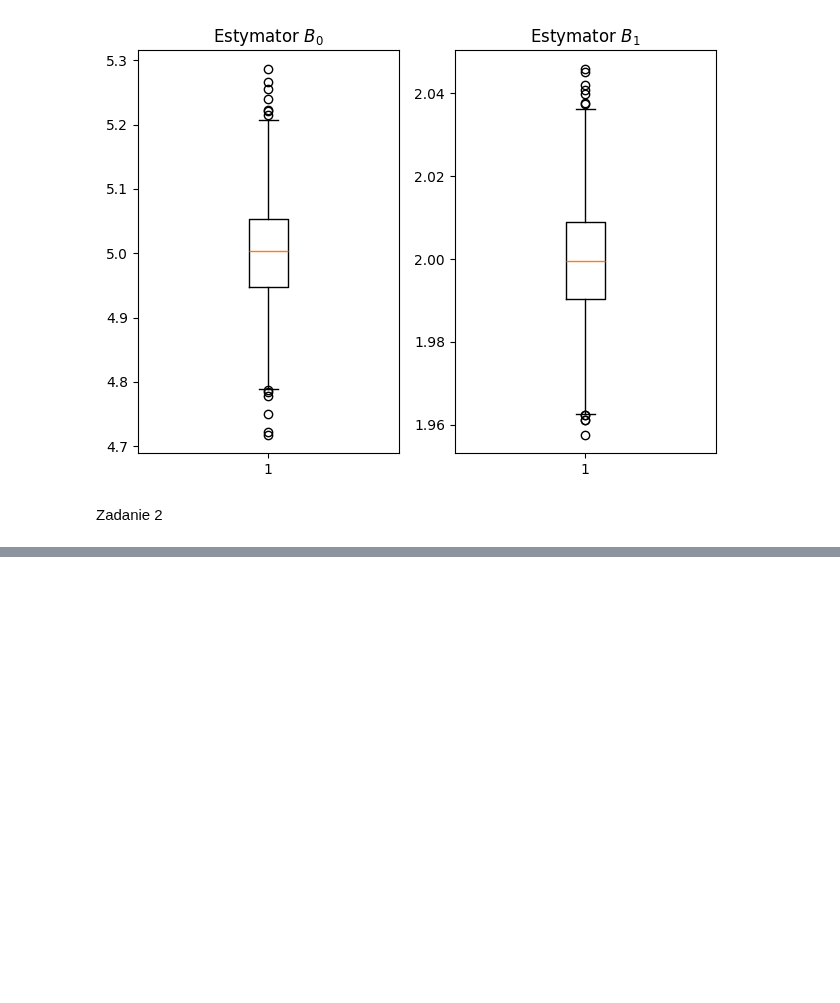
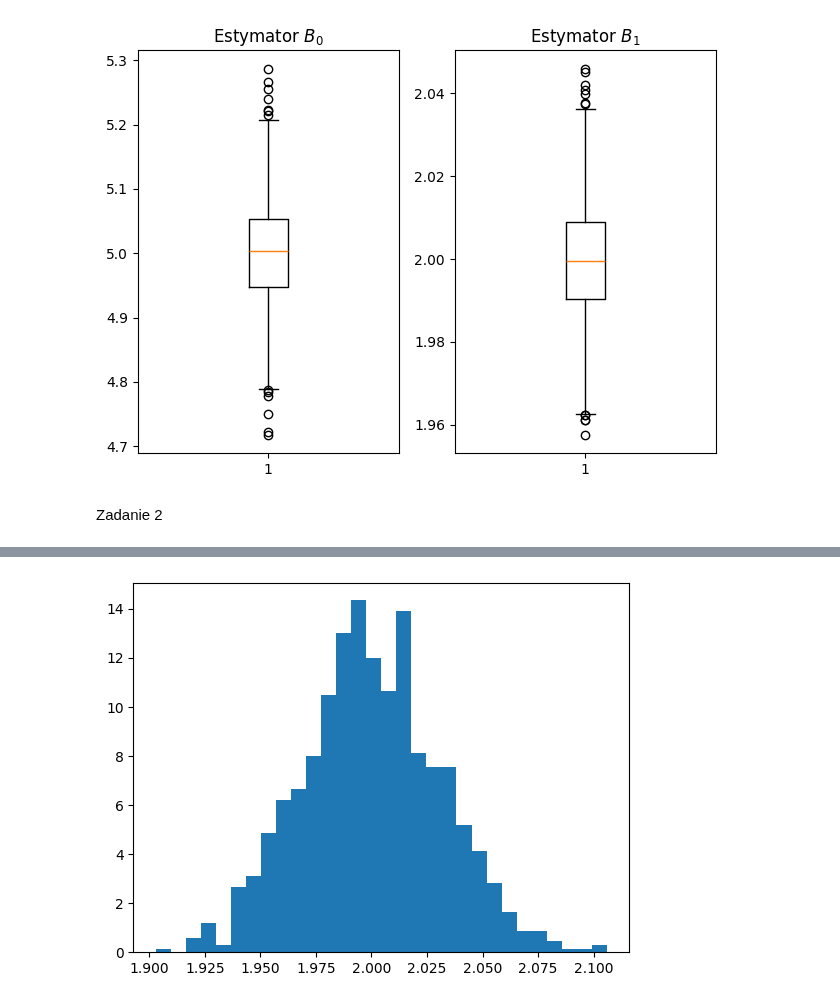
Before and after one commit to rafglo/Computer-Analysis-of-Time-Series, a Jupyter notebook: lista2.ipynb, the cells around one changed output, grey strips where cells are left out. Saved outputs shown, nothing was run; the diff lists cells and outputs as text; code cells hidden in the pictures; blank space fills up the shorter version.

```diff
--- a/lista2.ipynb
+++ b/lista2.ipynb
@@ -79,0 +113,23 @@ Zadanie 2
+# %%
+b1_3, b0_3 = 2, 1
+# %%
+n3 = 1000
+# %%
+mc3 = 1000
+def mc_simul(mc, n, sigma, b0, b1):
+    b1_estims = []
+    b0_estims = []
+    for i in range(mc):
+        x = np.random.normal(0,1,n)
+        epsis = np.random.normal(0,sigma,n)
+        y = b1* x + b0 + epsis
+        b1_estims.append(b1_estim(x,y))
+        b0_estims.append(b0_estim(x,y))
+    return b1_estims,b0_estims
+# %%
+b1_estims, b0_estims = mc_simul(mc3, n3, sigma3, b0_3, b1_3)
+# %%
+plt.hist(b1_estims, density=True, bins=30)
+plt.show()
+# %% [output]
+[figure, added]
```
Also changed, not shown: parts of 26 cells of this notebook.
